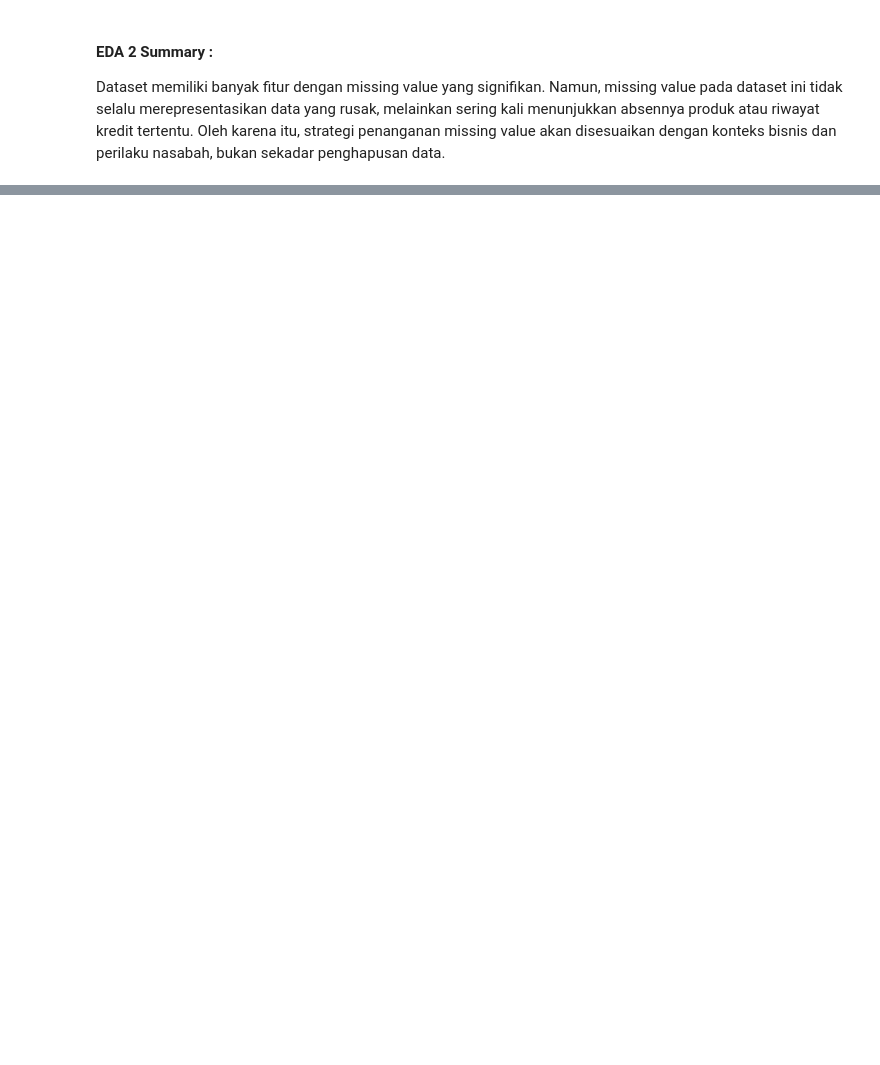
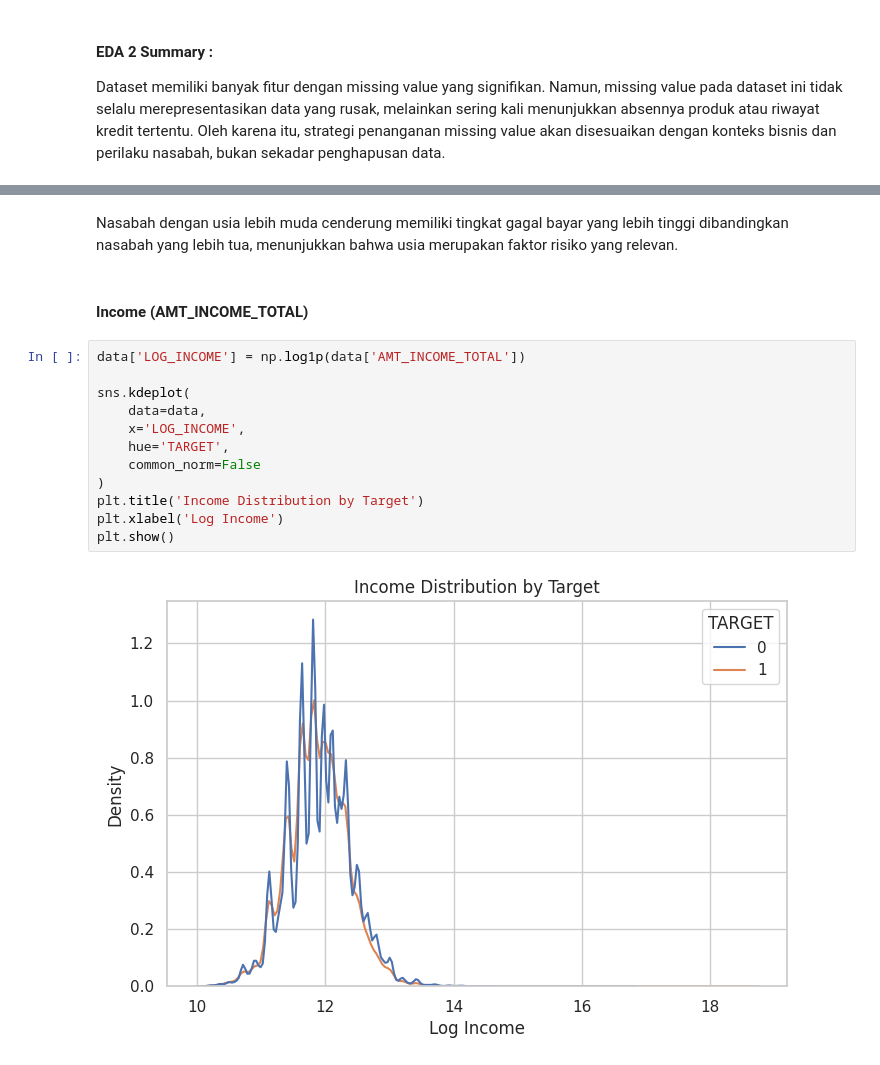
Before and after one commit to ookapratama/ML-Experiments, a Jupyter notebook: home_credit_default_risk/notebooks/eda.ipynb, the cells around one changed output, grey strips where cells are left out. Cells and saved outputs as stored; diff of their text form; blank space fills up the shorter version.

```diff
--- a/home_credit_default_risk/notebooks/eda.ipynb
+++ b/home_credit_default_risk/notebooks/eda.ipynb
@@ -282,0 +379,18 @@ Dataset memiliki banyak fitur dengan missing value yang signifikan. Namun, missi
+# %% [markdown]
+Nasabah dengan usia lebih muda cenderung memiliki tingkat gagal bayar yang lebih tinggi dibandingkan nasabah yang lebih tua, menunjukkan bahwa usia merupakan faktor risiko yang relevan.
+# %% [markdown]
+#### Income (AMT_INCOME_TOTAL)
+# %%
+data['LOG_INCOME'] = np.log1p(data['AMT_INCOME_TOTAL'])
+
+sns.kdeplot(
+    data=data,
+    x='LOG_INCOME',
+    hue='TARGET',
+    common_norm=False
+)
+plt.title('Income Distribution by Target')
+plt.xlabel('Log Income')
+plt.show()
+# %% [output]
+[figure, added]
```
Also changed, not shown: parts of 30 cells of this notebook.
